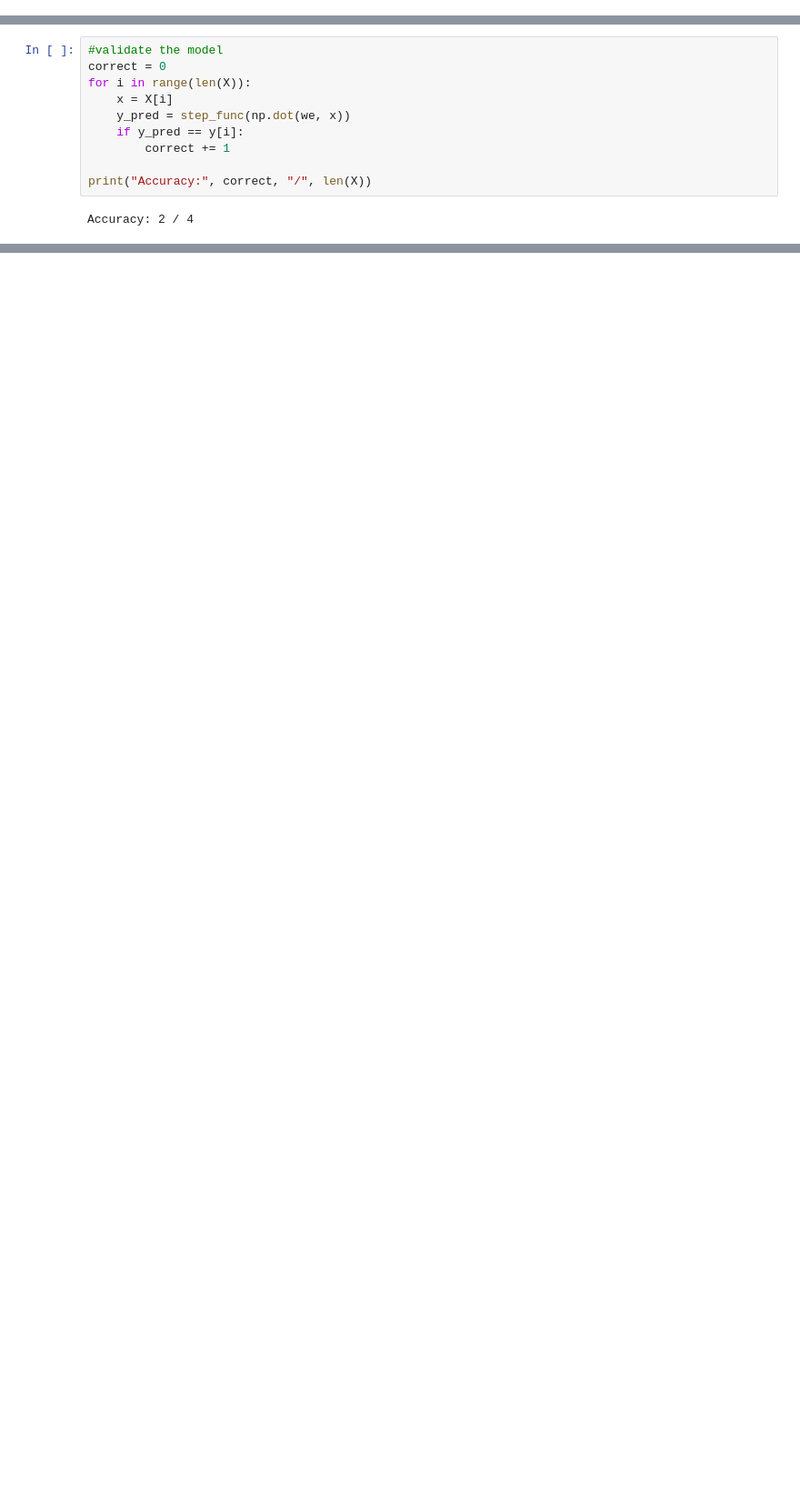
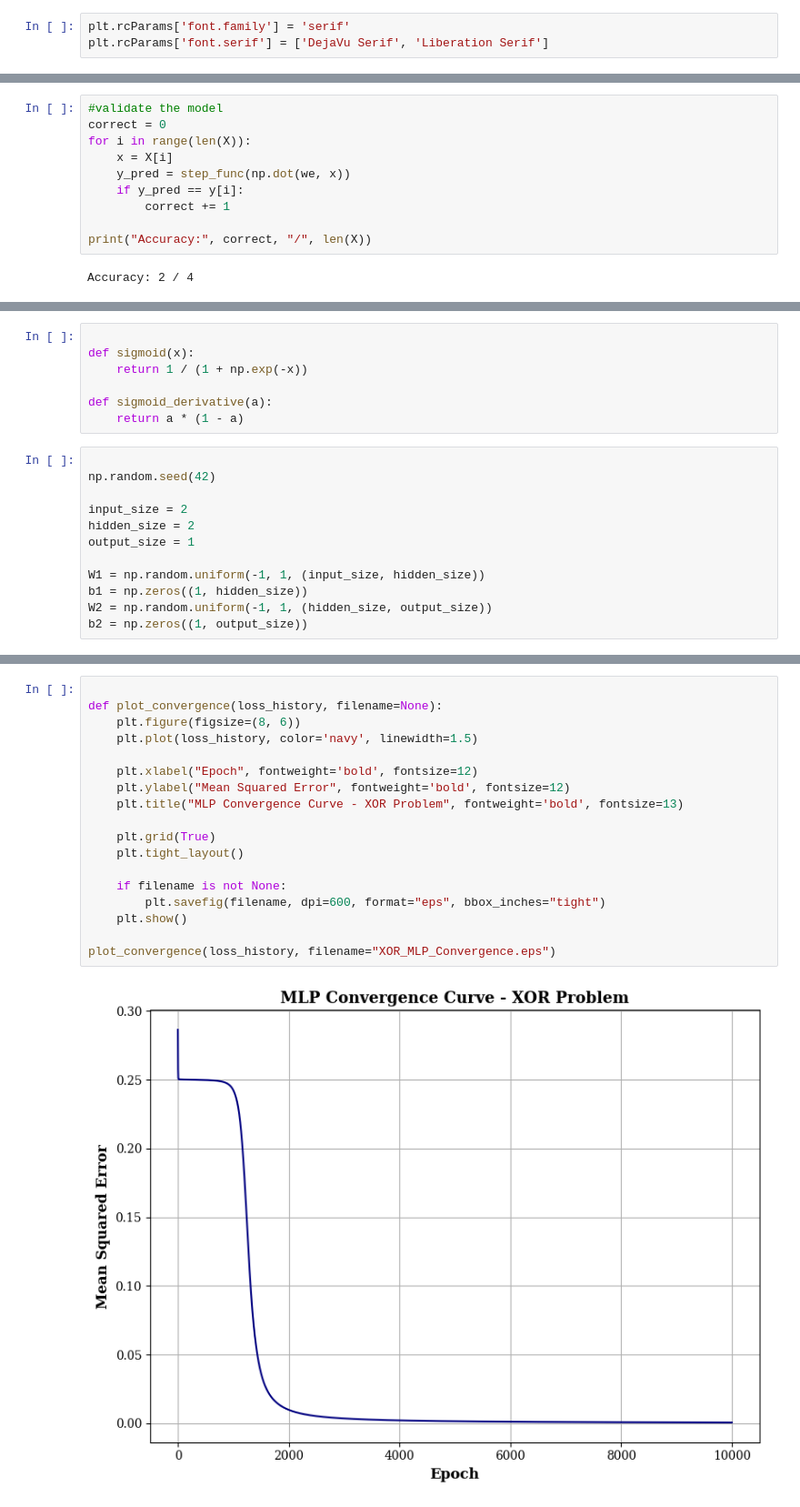
Before and after one commit to jeevasidarth/Deep_learning_lab, a Jupyter notebook: lab2/xorgate.ipynb, the cells around one changed output, grey strips where cells are left out. Shown at 91% size. Cells and saved outputs as stored; diff of their text form; blank space fills up the shorter version.

```diff
--- a/lab2/xorgate.ipynb
+++ b/lab2/xorgate.ipynb
@@ -2,6 +2,9 @@
 import numpy as np
 import matplotlib.pyplot as plt
 import pandas as pd
+# %%
+plt.rcParams['font.family'] = 'serif'
+plt.rcParams['font.serif'] = ['DejaVu Serif', 'Liberation Serif']
 # %%
 #Creating data for xor
 X = np.array([
@@ -117,0 +136,19 @@ Accuracy: 2 / 4
+# %%
+
+def sigmoid(x):
+    return 1 / (1 + np.exp(-x))
+
+def sigmoid_derivative(a):
+    return a * (1 - a)
+# %%
+
+np.random.seed(42)
+
+input_size = 2
+hidden_size = 2
+output_size = 1
+
+W1 = np.random.uniform(-1, 1, (input_size, hidden_size))
+b1 = np.zeros((1, hidden_size))
+W2 = np.random.uniform(-1, 1, (hidden_size, output_size))
+b2 = np.zeros((1, output_size))
@@ -117,0 +225,20 @@ Accuracy: 2 / 4
+# %%
+
+def plot_convergence(loss_history, filename=None):
+    plt.figure(figsize=(8, 6))
+    plt.plot(loss_history, color='navy', linewidth=1.5)
+
+    plt.xlabel("Epoch", fontweight='bold', fontsize=12)
+    plt.ylabel("Mean Squared Error", fontweight='bold', fontsize=12)
+    plt.title("MLP Convergence Curve - XOR Problem", fontweight='bold', fontsize=13)
+
+    plt.grid(True)
+    plt.tight_layout()
+
+    if filename is not None:
+        plt.savefig(filename, dpi=600, format="eps", bbox_inches="tight")
+    plt.show()
+
+plot_convergence(loss_history, filename="XOR_MLP_Convergence.eps")
+# %% [output]
+[figure, added]
```
Also changed, not shown: parts of 5 cells of this notebook.
